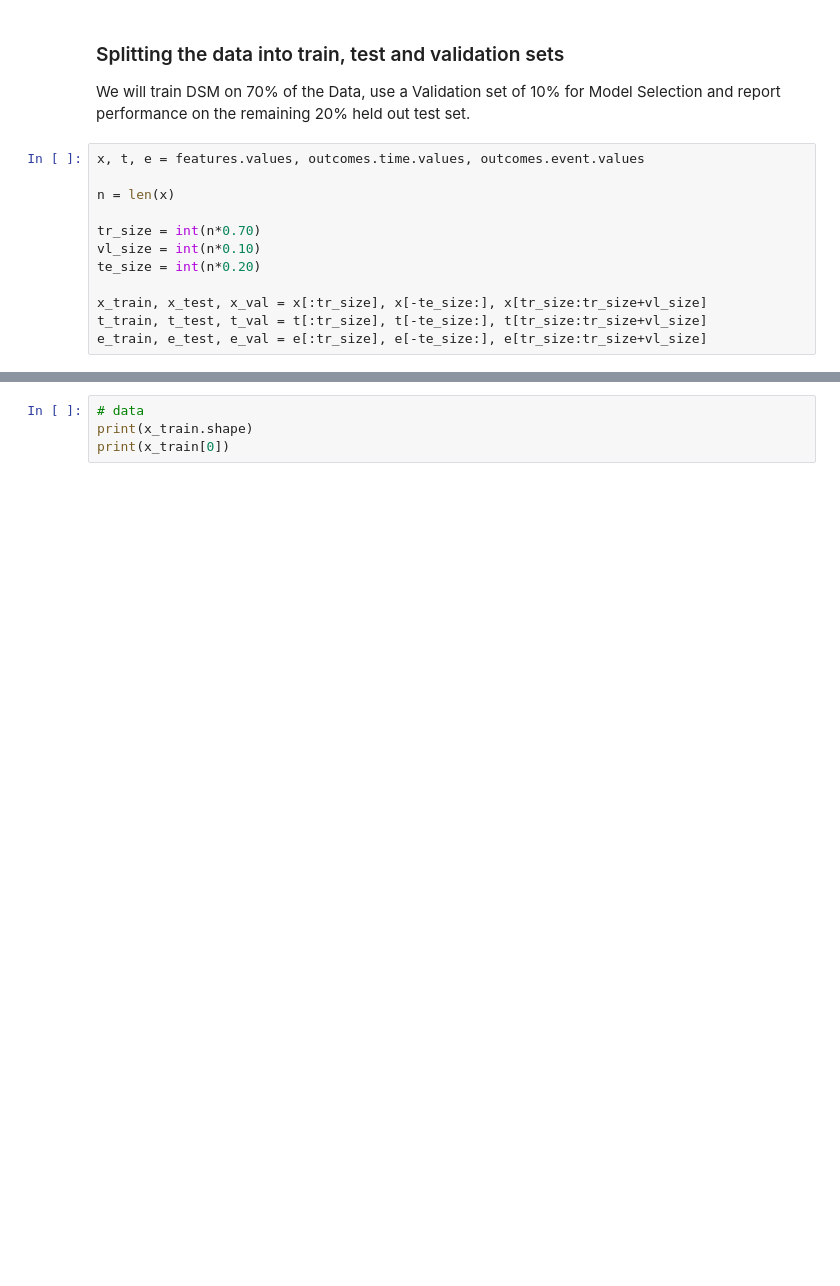
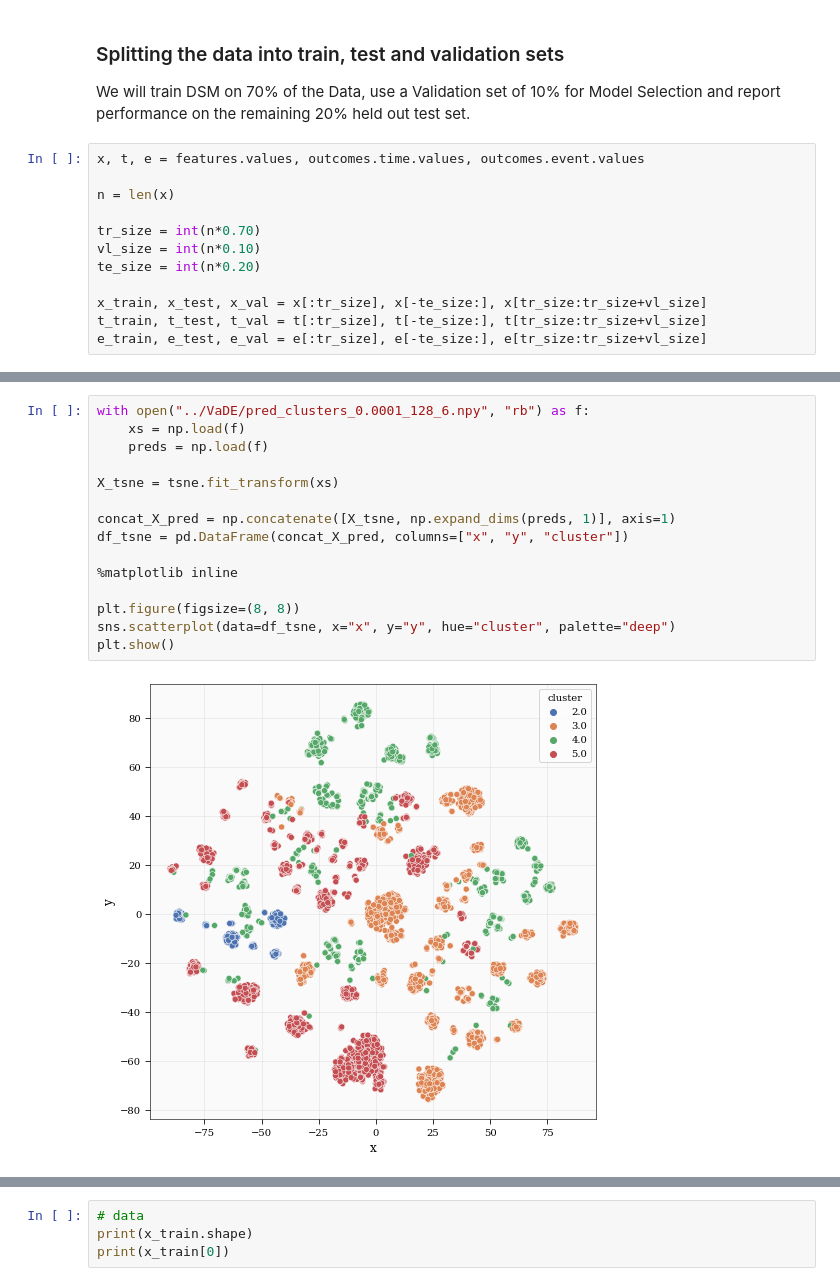
Before and after one commit to qinzzz/auton-survival-785, a Jupyter notebook: examples/DSM on SUPPORT Dataset.ipynb, the cells around one changed output, grey strips where cells are left out. Cells and saved outputs as stored; diff of their text form; blank space fills up the shorter version.

```diff
--- a/examples/DSM on SUPPORT Dataset.ipynb
+++ b/examples/DSM on SUPPORT Dataset.ipynb
@@ -92,0 +122,17 @@ plt.show()
+# %%
+with open("../VaDE/pred_clusters_0.0001_128_6.npy", "rb") as f:
+    xs = np.load(f)
+    preds = np.load(f)
+
+X_tsne = tsne.fit_transform(xs)
+
+concat_X_pred = np.concatenate([X_tsne, np.expand_dims(preds, 1)], axis=1)
+df_tsne = pd.DataFrame(concat_X_pred, columns=["x", "y", "cluster"])
+
+%matplotlib inline
+
+plt.figure(figsize=(8, 8))
+sns.scatterplot(data=df_tsne, x="x", y="y", hue="cluster", palette="deep")
+plt.show()
+# %% [output]
+[figure, added]
```
Also changed, not shown: parts of 6 cells of this notebook, 5 other files.
